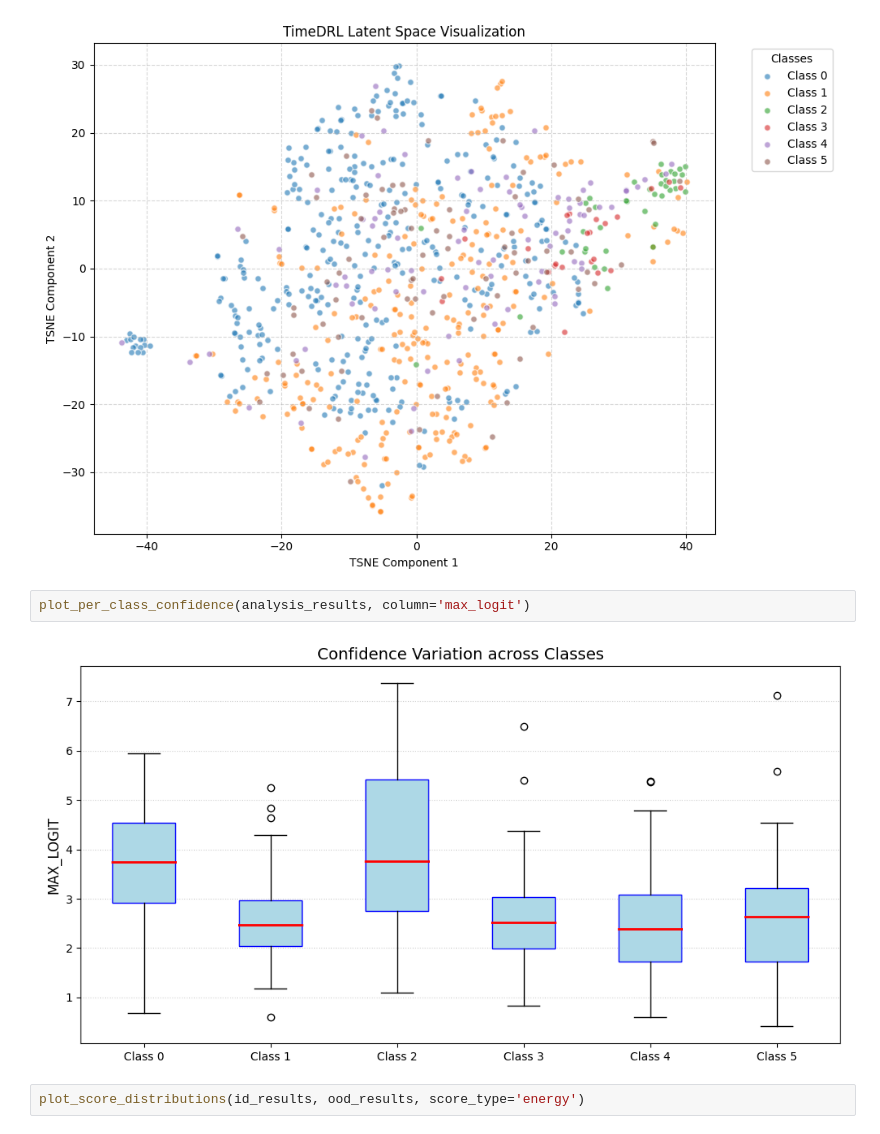
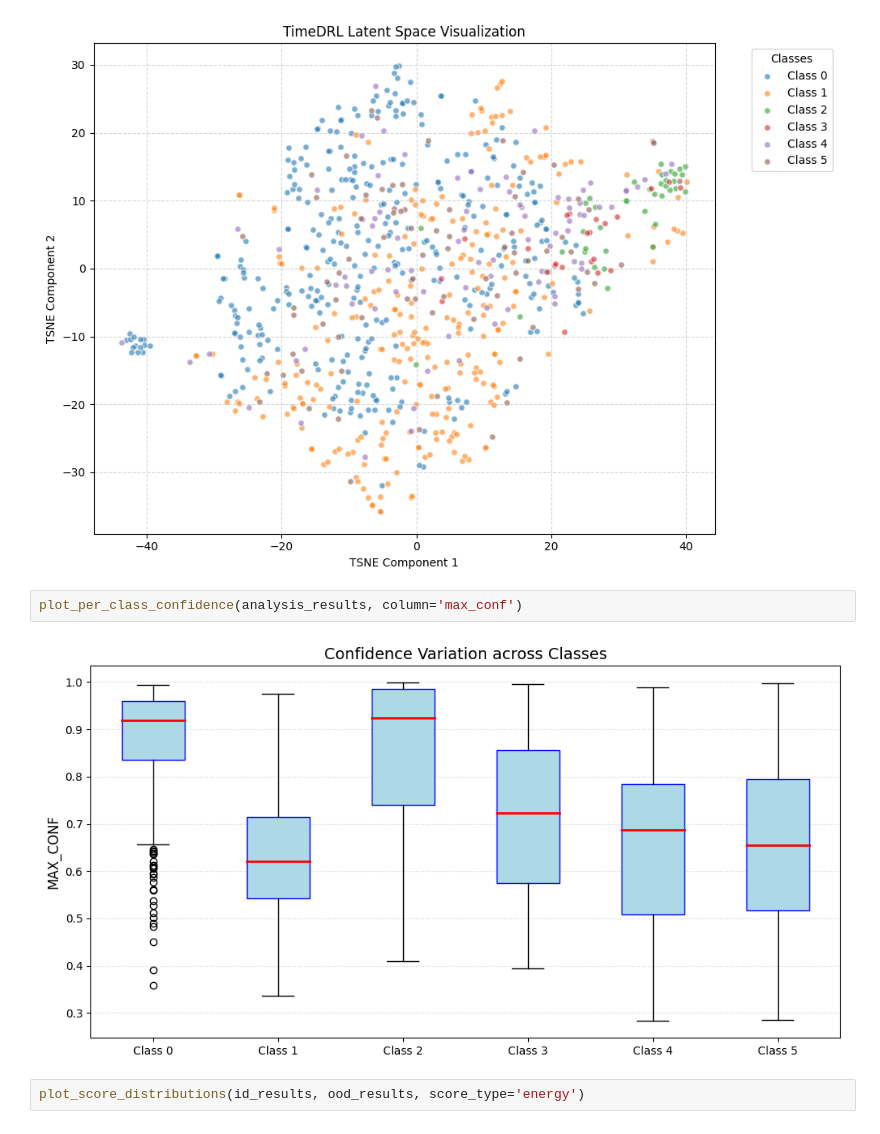
Before and after one commit to czotterbenedek/ood-detection-with-timedrl, a Jupyter notebook: analysis_results.ipynb, the cells around one changed output. Drawn from its saved outputs; the diff is of its cells as text.

```diff
--- a/analysis_results.ipynb
+++ b/analysis_results.ipynb
@@ -432,9 +448,9 @@ plot_latent_clusters(analysis_results, method='tsne')
 Reducing 256D to 2D using TSNE...
 [figure]
 # %%
-plot_per_class_confidence(analysis_results, column='max_logit')
+plot_per_class_confidence(analysis_results, column='max_conf')
 # %% [output]
-[figure, old version]
+[figure, new version]
 # %%
 plot_score_distributions(id_results, ood_results, score_type='energy')
 # %% [output]
```
Also changed, not shown: parts of 2 cells of this notebook, 2 other files.
